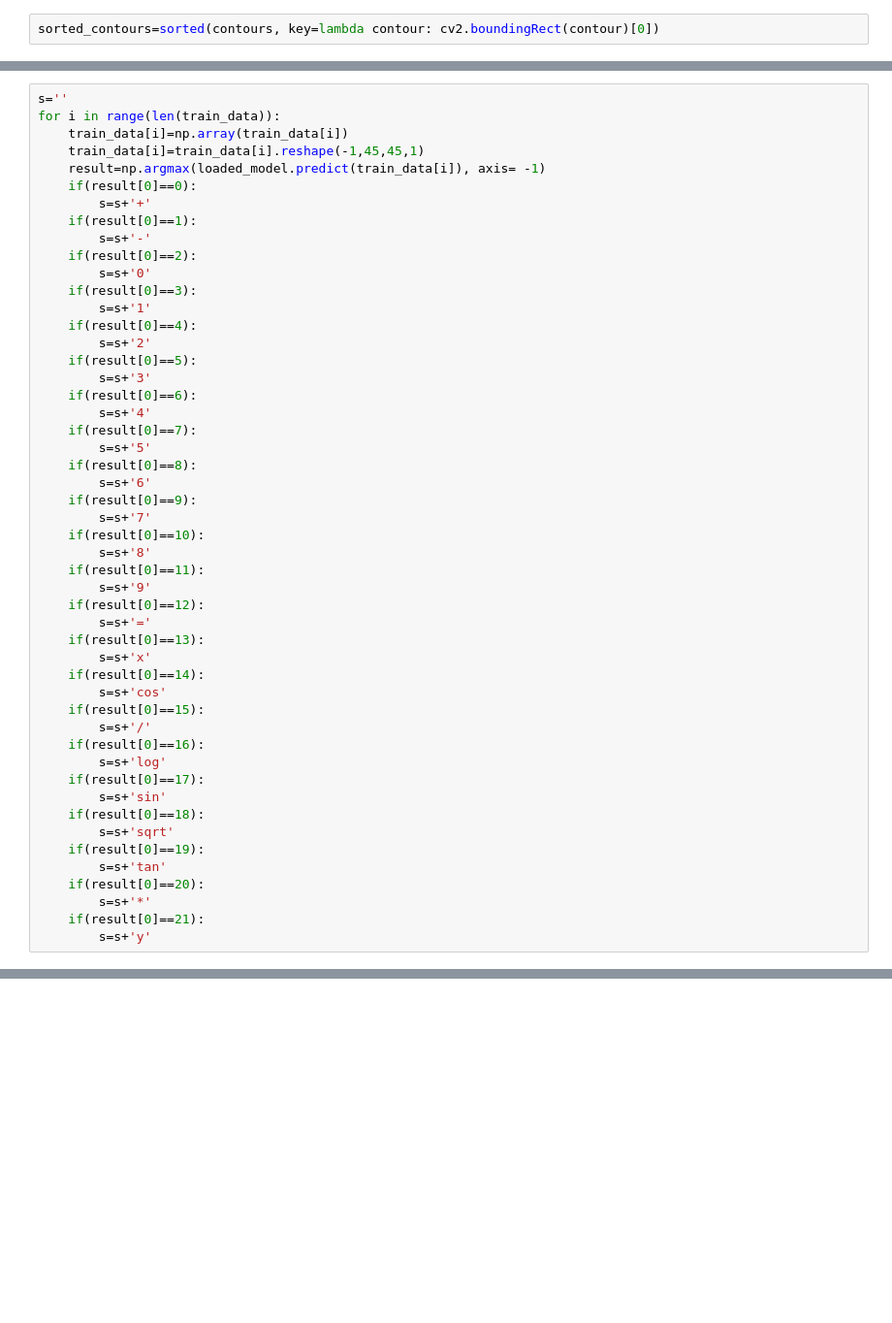
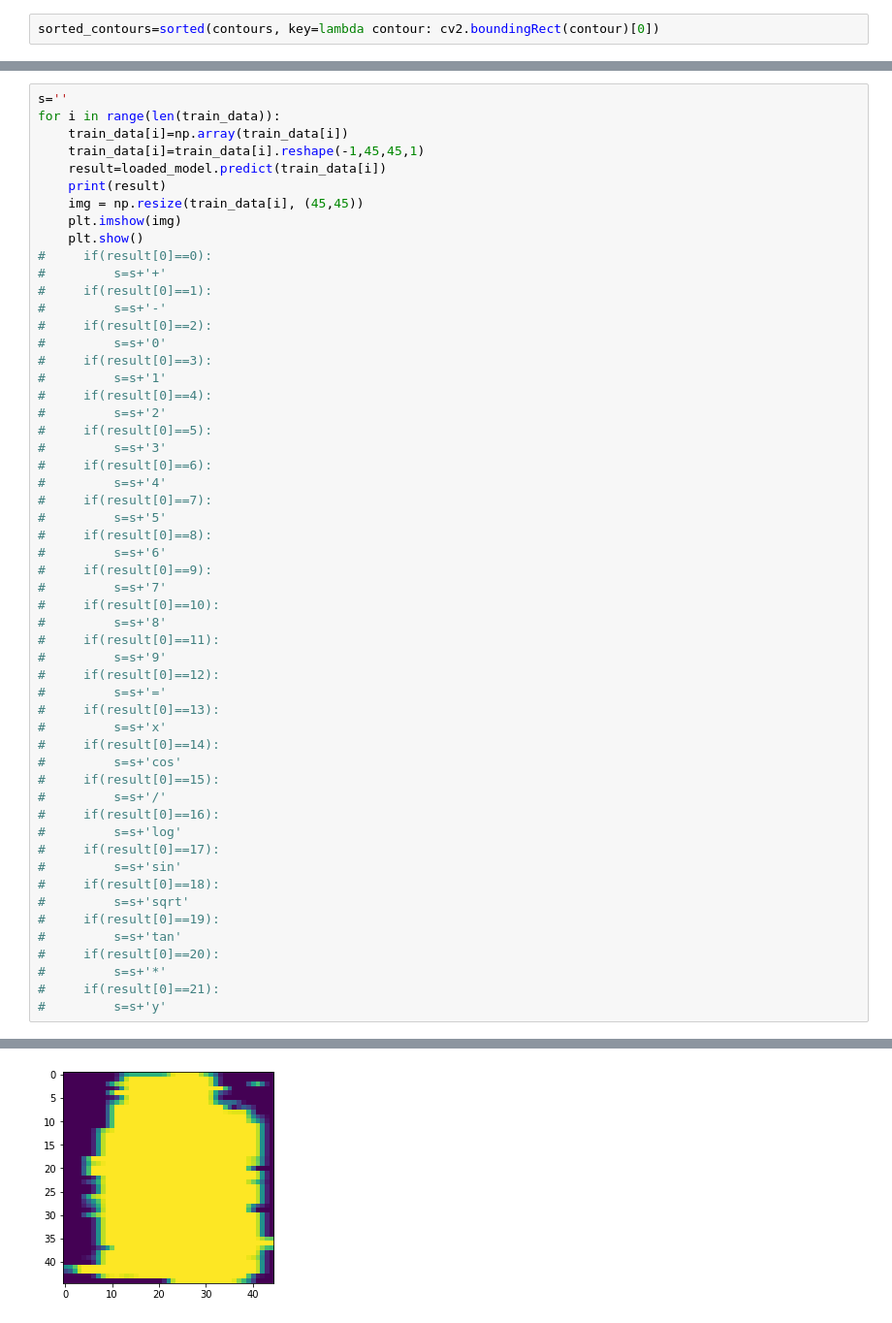
Before and after one commit to sidhya3112/Equation-Solver-Using-CNN, a Jupyter notebook: Contour part.ipynb, the cells around one changed output, grey strips where cells are left out. Shown at 97% size. Drawn from its saved outputs; the diff is of its cells as text; blank space fills up the shorter version.

```diff
--- a/Contour part.ipynb
+++ b/Contour part.ipynb
@@ -124,48 +176,53 @@ s=''
 for i in range(len(train_data)):
     train_data[i]=np.array(train_data[i])
     train_data[i]=train_data[i].reshape(-1,45,45,1)
-    result=np.argmax(loaded_model.predict(train_data[i]), axis= -1)
-    if(result[0]==0):
-        s=s+'+'
-    if(result[0]==1):
-        s=s+'-'
-    if(result[0]==2):
-        s=s+'0'
-    if(result[0]==3):
-        s=s+'1'
-    if(result[0]==4):
-        s=s+'2'
-    if(result[0]==5):
-        s=s+'3'
-    if(result[0]==6):
-        s=s+'4'
-    if(result[0]==7):
-        s=s+'5'
-    if(result[0]==8):
-        s=s+'6'
-    if(result[0]==9):
-        s=s+'7'
-    if(result[0]==10):
-        s=s+'8'
-    if(result[0]==11):
-        s=s+'9'
-    if(result[0]==12):
-        s=s+'='
-    if(result[0]==13):
-        s=s+'x'
-    if(result[0]==14):
-        s=s+'cos'
-    if(result[0]==15):
-        s=s+'/'
-    if(result[0]==16):
-        s=s+'log'
-    if(result[0]==17):
-        s=s+'sin'
-    if(result[0]==18):
-        s=s+'sqrt'
-    if(result[0]==19):
-        s=s+'tan'
-    if(result[0]==20):
-        s=s+'*'
-    if(result[0]==21):
-        s=s+'y'
+    result=loaded_model.predict(train_data[i])
+    print(result)
+    img = np.resize(train_data[i], (45,45))
+    plt.imshow(img)
+    plt.show()
+#     if(result[0]==0):
+#         s=s+'+'
+#     if(result[0]==1):
+#         s=s+'-'
+#     if(result[0]==2):
+#         s=s+'0'
+#     if(result[0]==3):
+#         s=s+'1'
+#     if(result[0]==4):
+#         s=s+'2'
+#     if(result[0]==5):
+#         s=s+'3'
+#     if(result[0]==6):
+#         s=s+'4'
+#     if(result[0]==7):
+#         s=s+'5'
+#     if(result[0]==8):
+#         s=s+'6'
+#     if(result[0]==9):
+#         s=s+'7'
+#     if(result[0]==10):
+#         s=s+'8'
+#     if(result[0]==11):
+#         s=s+'9'
+#     if(result[0]==12):
+#         s=s+'='
+#     if(result[0]==13):
+#         s=s+'x'
+#     if(result[0]==14):
+#         s=s+'cos'
+#     if(result[0]==15):
+#         s=s+'/'
+#     if(result[0]==16):
+#         s=s+'log'
+#     if(result[0]==17):
+#         s=s+'sin'
+#     if(result[0]==18):
+#         s=s+'sqrt'
+#     if(result[0]==19):
+#         s=s+'tan'
+#     if(result[0]==20):
+#         s=s+'*'
+#     if(result[0]==21):
+#         s=s+'y'
+# %% [output]
@@ -171,0 +230 @@ for i in range(len(train_data)):
+[figure, added]
```
Also changed, not shown: parts of 17 cells of this notebook, 3 other files.
